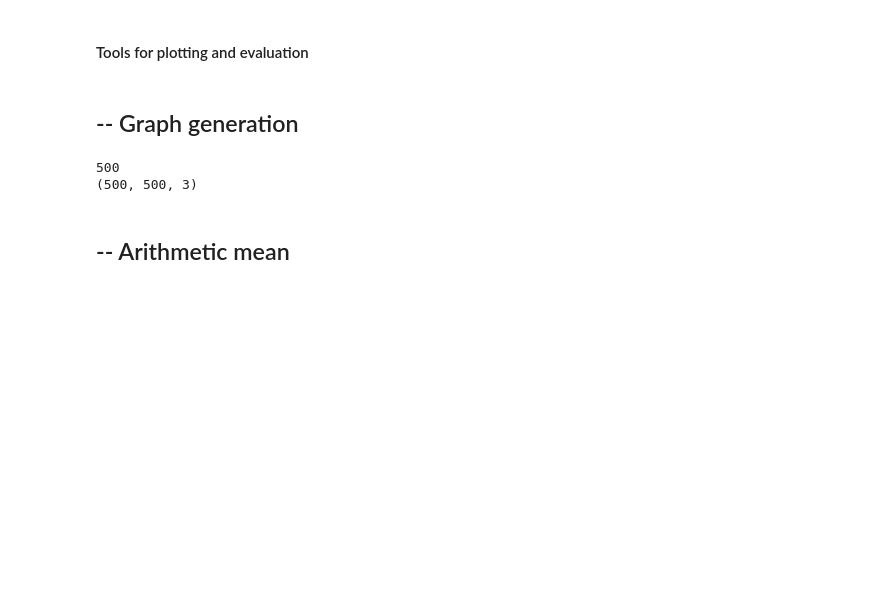
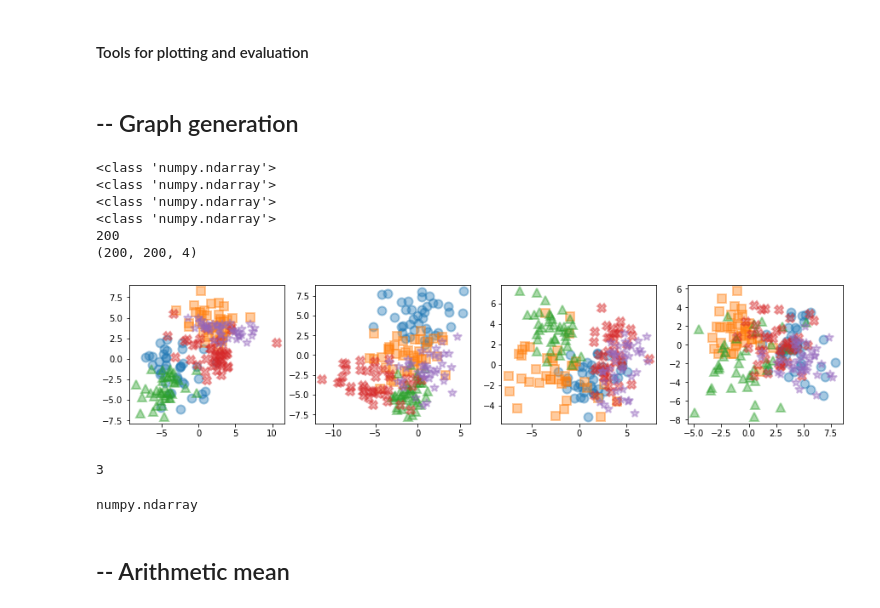
Before and after one commit to shaginhekvs/Graph-Transformer, a Jupyter notebook: code_m/Multilayer_GeometricMean.ipynb, the cells around one changed output. Cells and saved outputs as stored; diff of their text form; code cells hidden in the pictures; blank space fills up the shorter version.

```diff
--- a/code_m/Multilayer_GeometricMean.ipynb
+++ b/code_m/Multilayer_GeometricMean.ipynb
@@ -264,15 +266,28 @@ def build_multilayer_graph(graph_type = 'gaussian', n=50, K=5, show_graph=True,
 # %%
 # graph_type = gaussian or NGs
 
 n = 200
 K = 5
-L, labels, K, n, S, X, adj = build_multilayer_graph(graph_type = 'NGs', n=n, K=K,
+L, labels, K, n, S, X, adj = build_multilayer_graph(graph_type = 'gaussian', n=n, K=K,
                                             show_graph=True, seed_nb = 60)
 print(n)
 print(L.shape)
 # %% [output]
-500
-(500, 500, 3)
+<class 'numpy.ndarray'>
+<class 'numpy.ndarray'>
+<class 'numpy.ndarray'>
+<class 'numpy.ndarray'>
+200
+(200, 200, 4)
+[figure, added]
+# %%
+S
+# %% [output]
+3
+# %%
+type(L)
+# %% [output]
+numpy.ndarray
 # %% [markdown]
 ## -- Arithmetic mean
 # %%
```
Also changed, not shown: parts of 1 cell of this notebook, 7 other files.
